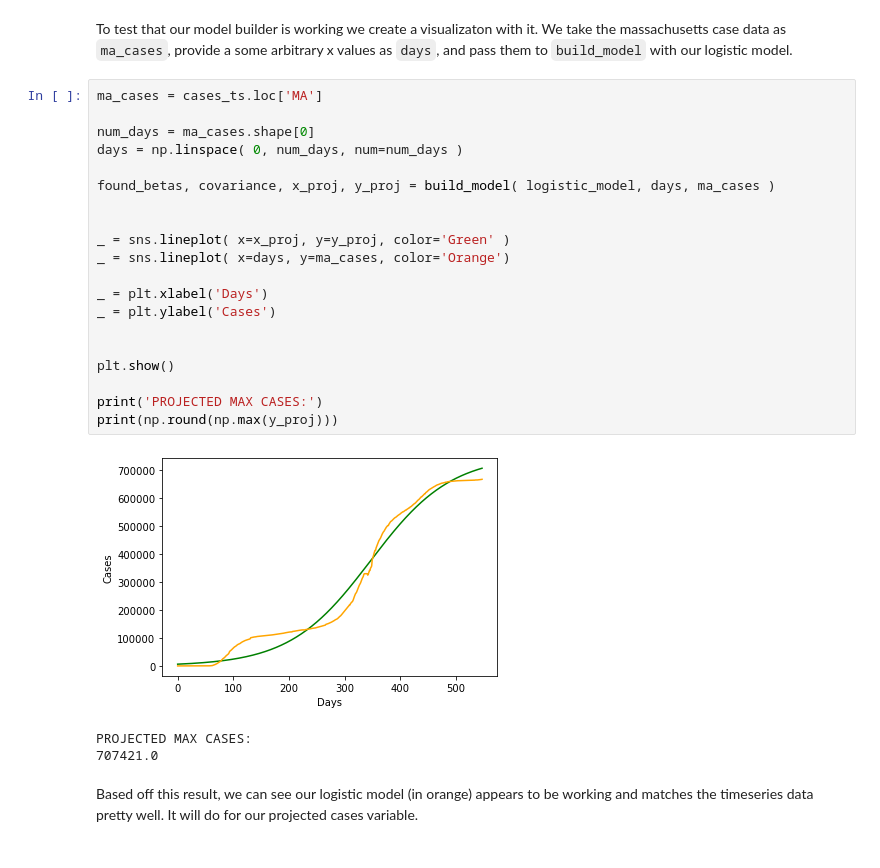
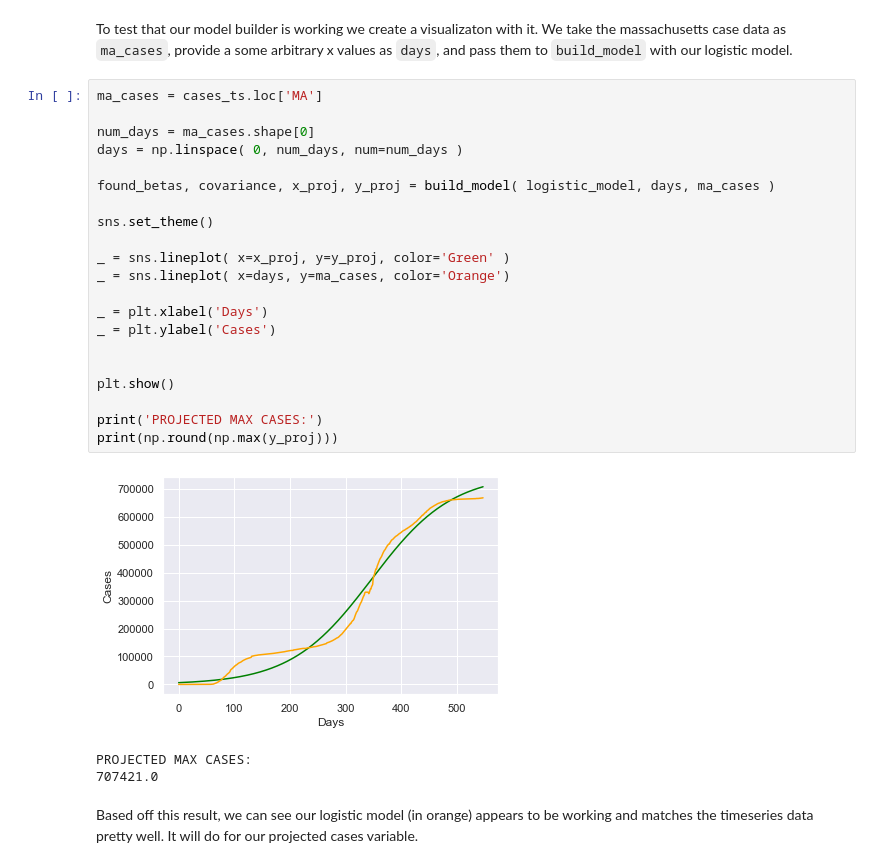
Before and after one commit to thudsonbu/ds-project-1, a Jupyter notebook: project-1.ipynb, the cells around one changed output. Saved outputs shown, nothing was run; the diff lists cells and outputs as text.

```diff
--- a/project-1.ipynb
+++ b/project-1.ipynb
@@ -245,25 +245,26 @@ To test that our model builder is working we create a visualizaton with it. We t
 # %%
 ma_cases = cases_ts.loc['MA']
 
 num_days = ma_cases.shape[0]
 days = np.linspace( 0, num_days, num=num_days )
 
 found_betas, covariance, x_proj, y_proj = build_model( logistic_model, days, ma_cases )
 
+sns.set_theme()
 
 _ = sns.lineplot( x=x_proj, y=y_proj, color='Green' )
 _ = sns.lineplot( x=days, y=ma_cases, color='Orange')
 
 _ = plt.xlabel('Days')
 _ = plt.ylabel('Cases')
 
 
 plt.show()
 
 print('PROJECTED MAX CASES:')
 print(np.round(np.max(y_proj)))
 # %% [output]
-[figure, old version]
+[figure, new version]
 PROJECTED MAX CASES:
 707421.0
 # %% [markdown]
```
Also changed, not shown: parts of 1 cell of this notebook.
